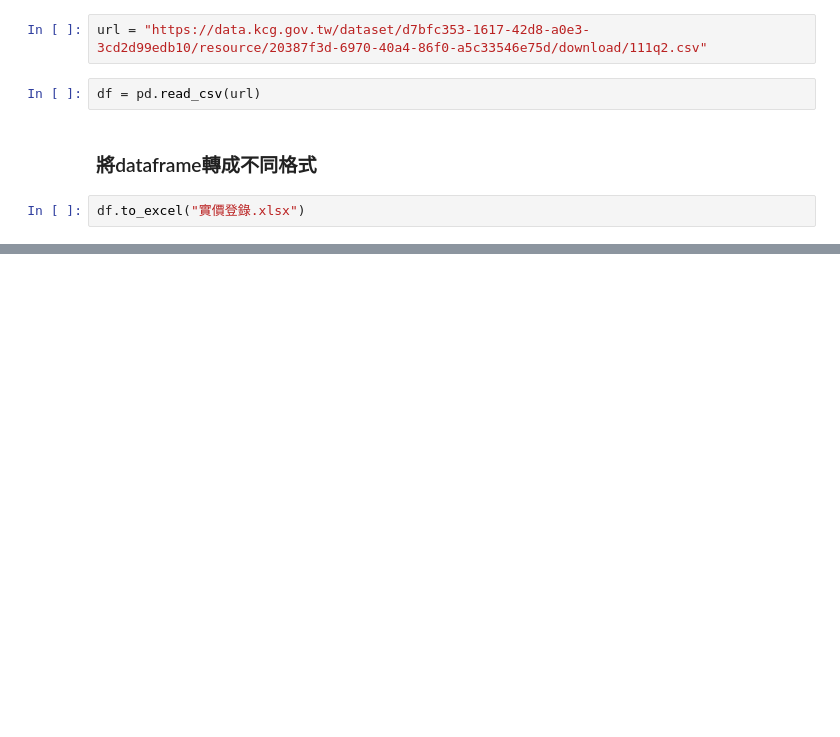
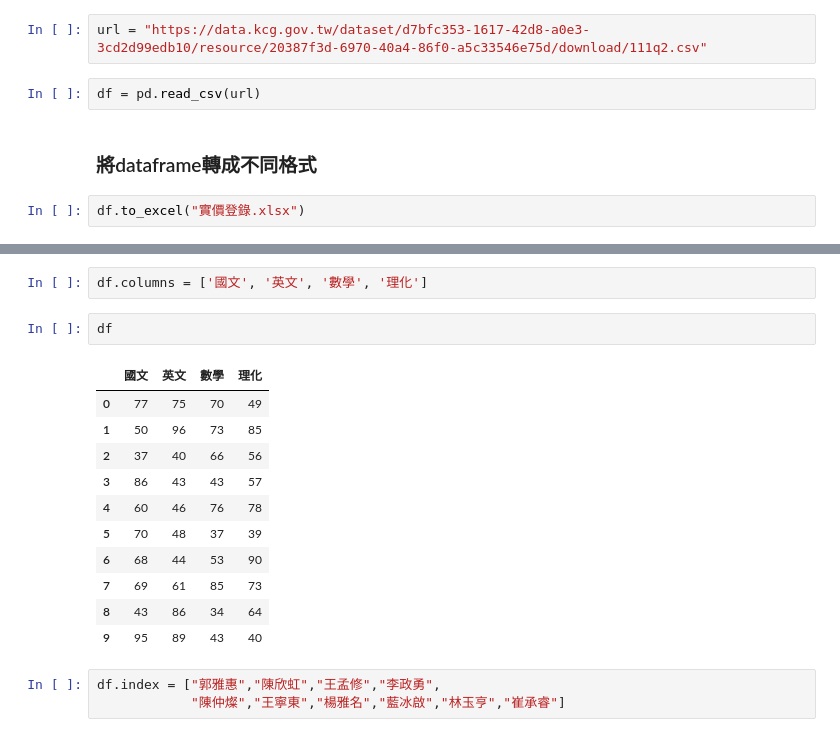
Before and after one commit to taipeihugo/20230205_python_byVictorGau, a Jupyter notebook: 20230304_McCoy.ipynb, the cells around one changed output, grey strips where cells are left out. Cells and saved outputs as stored; diff of their text form; blank space fills up the shorter version.

```diff
--- a/20230304_McCoy.ipynb
+++ b/20230304_McCoy.ipynb
@@ -526,0 +634,19 @@ df.to_excel("實價登錄.xlsx")
+# %%
+df.columns = ['國文', '英文', '數學', '理化']
+# %%
+df
+# %% [output]
+|  | 國文 | 英文 | 數學 | 理化 |
+| 0 | 77 | 75 | 70 | 49 |
+| 1 | 50 | 96 | 73 | 85 |
+| 2 | 37 | 40 | 66 | 56 |
+| 3 | 86 | 43 | 43 | 57 |
+| 4 | 60 | 46 | 76 | 78 |
+| 5 | 70 | 48 | 37 | 39 |
+| 6 | 68 | 44 | 53 | 90 |
+| 7 | 69 | 61 | 85 | 73 |
+| 8 | 43 | 86 | 34 | 64 |
+| 9 | 95 | 89 | 43 | 40 |
+# %%
+df.index = ["郭雅惠","陳欣虹","王孟修","李政勇",
+            "陳仲燦","王寧東","楊雅名","藍冰啟","林玉亨","崔承睿"]
```
Also changed, not shown: parts of 39 cells of this notebook.
